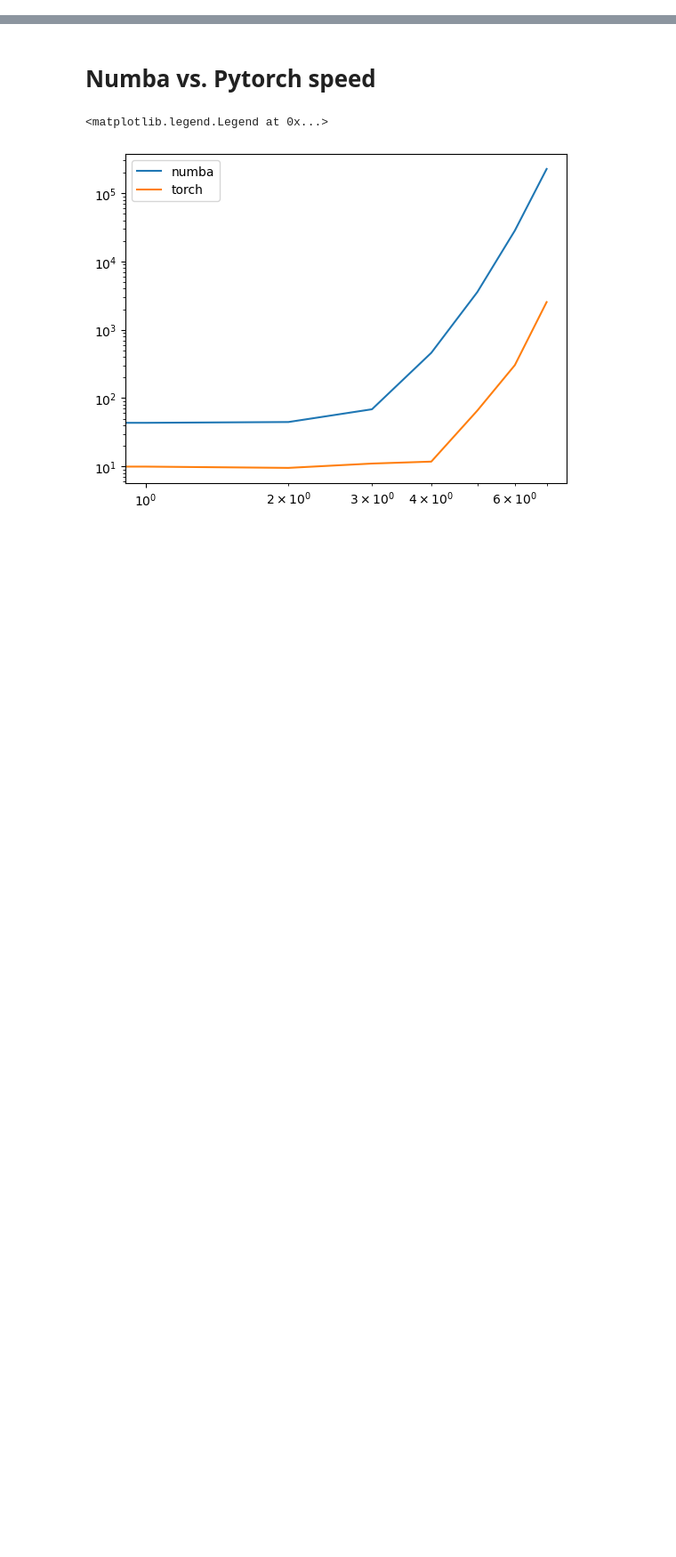
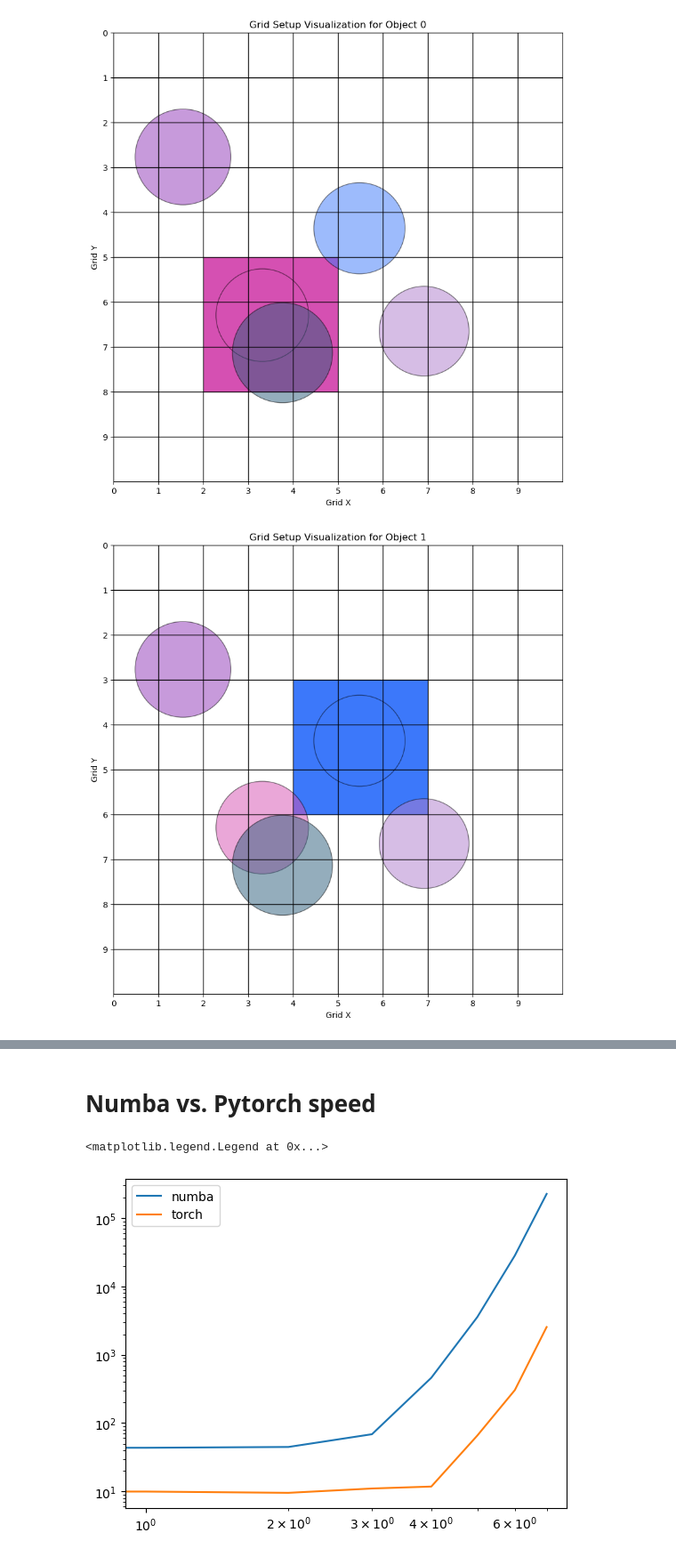
Before and after one commit to JacksonKaunismaa/evolution, a Jupyter notebook: base.ipynb, the cells around one changed output, grey strips where cells are left out. Shown: that part at 89% size. Drawn from its saved outputs; the diff is of its cells as text; code cells hidden in the pictures; blank space fills up the shorter version.

```diff
--- a/base.ipynb
+++ b/base.ipynb
@@ -22,0 +35,9 @@ print(z)
+# %%
+# pos = cuda.as_cuda_array(game.creatures.positions)
+# size = cuda.as_cuda_array(game.creatures.sizes)
+
+cell_size = 1.
+grid = torch.zeros((*game.food_grid.shape, 8), dtype=torch.int64, device='cuda')
+grid_cell_count = torch.zeros_like(game.food_grid, dtype=torch.int64, device='cuda')
+
+algorithms.setup_grid[1, 5](game.creatures.positions, game.creatures.sizes, grid, grid_cell_count, cell_size)
@@ -22,0 +90,8 @@ print(z)
+# %%
+visualize_grid_setup(game.creatures.positions.cpu().numpy(), game.creatures.sizes.cpu().numpy(),
+                     game.creatures.colors.cpu().numpy(), x2[1].cpu().numpy(),
+                     10, 1,
+                    x2[2].cpu().numpy())
+# %% [output]
+[figure, added]
+[figure, added]
```
Also changed, not shown: parts of 12 cells of this notebook, 4 other files.
